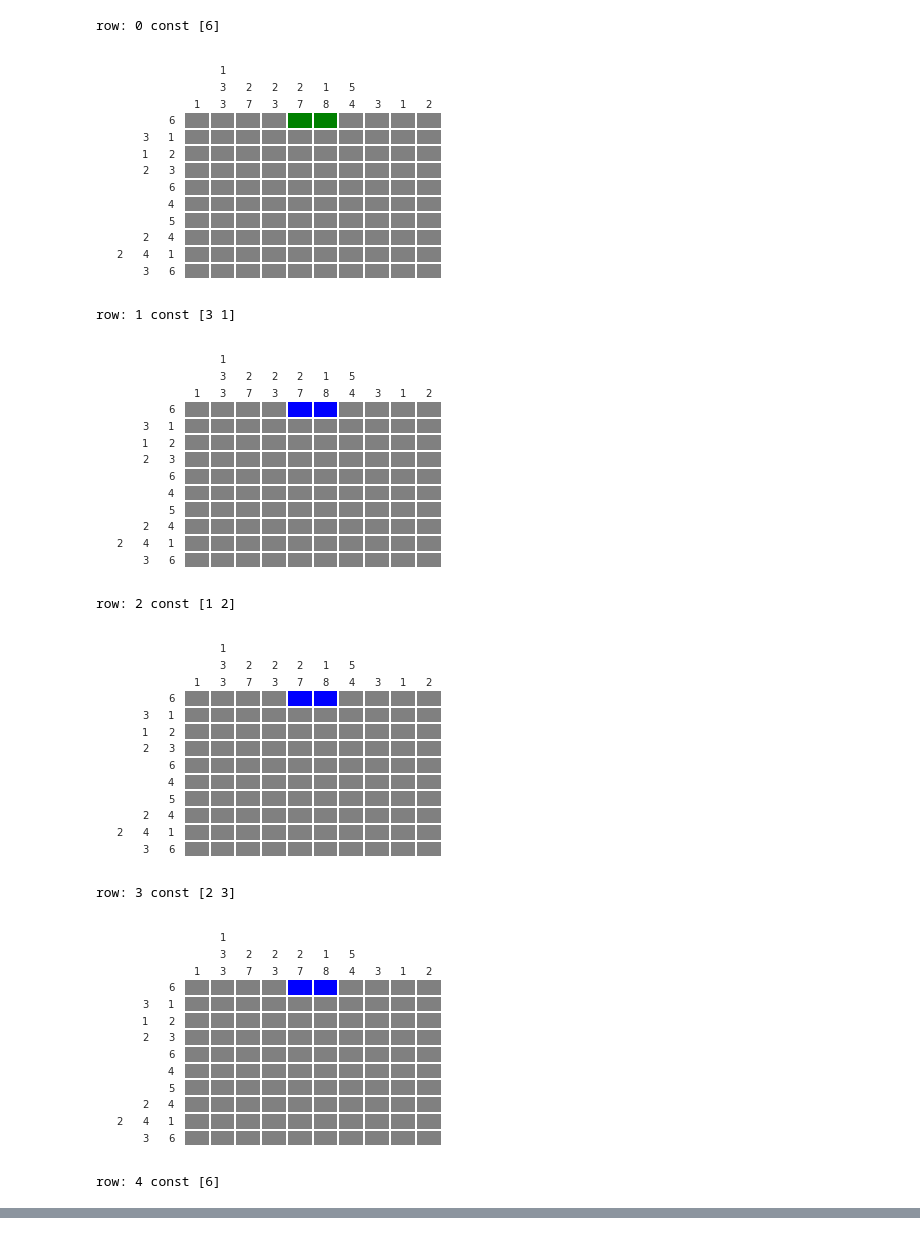
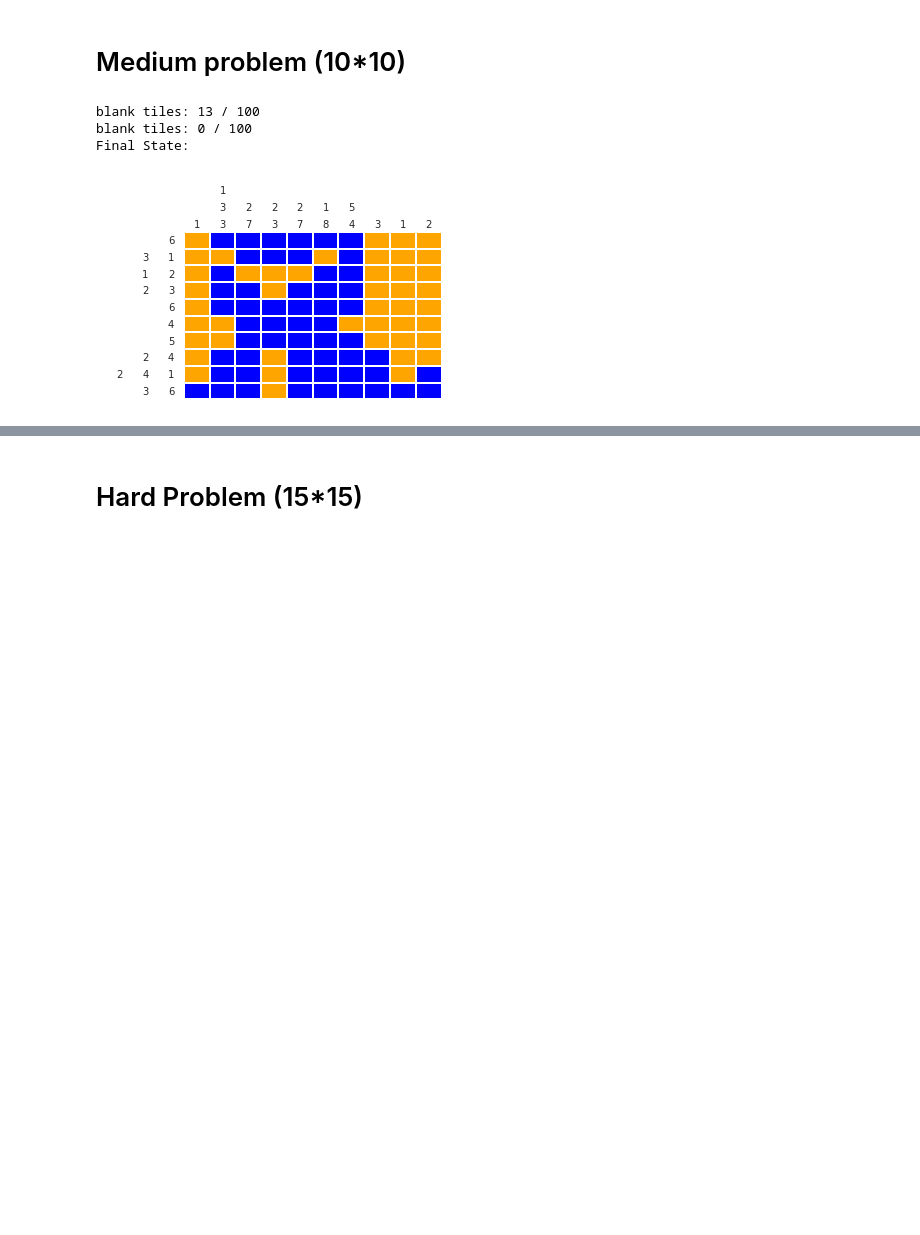
Before and after one commit to sabrikaragonen/nonogram-solver, a Jupyter notebook: Nonogram.ipynb, the cells around one changed output, grey strips where cells are left out. Cells and saved outputs as stored; diff of their text form; code cells hidden in the pictures; blank space fills up the shorter version.

```diff
--- a/Nonogram.ipynb
+++ b/Nonogram.ipynb
@@ -191,15 +229,12 @@ col: 0 const [1]
+# %% [markdown]
+# Medium problem (10*10)
 # %%
 cols = '1 1,3,3 2,7 2,3 2,7 1,8 5,4 3 1 2'
 rows = '6 3,1 1,2 2,3 6 4 5 2,4 2,4,1 3,6'
-game = Nonogram(rows, cols)
+game = Nonogram().init_from_string(rows, cols)
 game.solve()
 # %% [output]
-row: 0 const [6]
+blank tiles: 13 / 100
+blank tiles: 0 / 100
+Final State:
-[figure, old version]
+[figure, new version]
-row: 1 const [3 1]
-[figure, removed]
-row: 2 const [1 2]
-[figure, removed]
-row: 3 const [2 3]
-[figure, removed]
-row: 4 const [6]
@@ -210,3 +241,5 @@ row: 5 const [4]
+# %% [markdown]
+# Hard Problem (15*15)
 # %%
 cols = '4 6,4 12,1 2,1,6 2,5,1 3,1,6 3,7 3,6 3,1,5,1 2,6 12,1 6,4 4 3 5'
 rows = '7 9 2,4,2 2,2 2,1,1,2 3,2 2,2 3,3,1 9,1 9,1 11,2 15 14 2,3,2 1,1,1,1,1,1,1'
```
Also changed, not shown: parts of 7 cells of this notebook.
